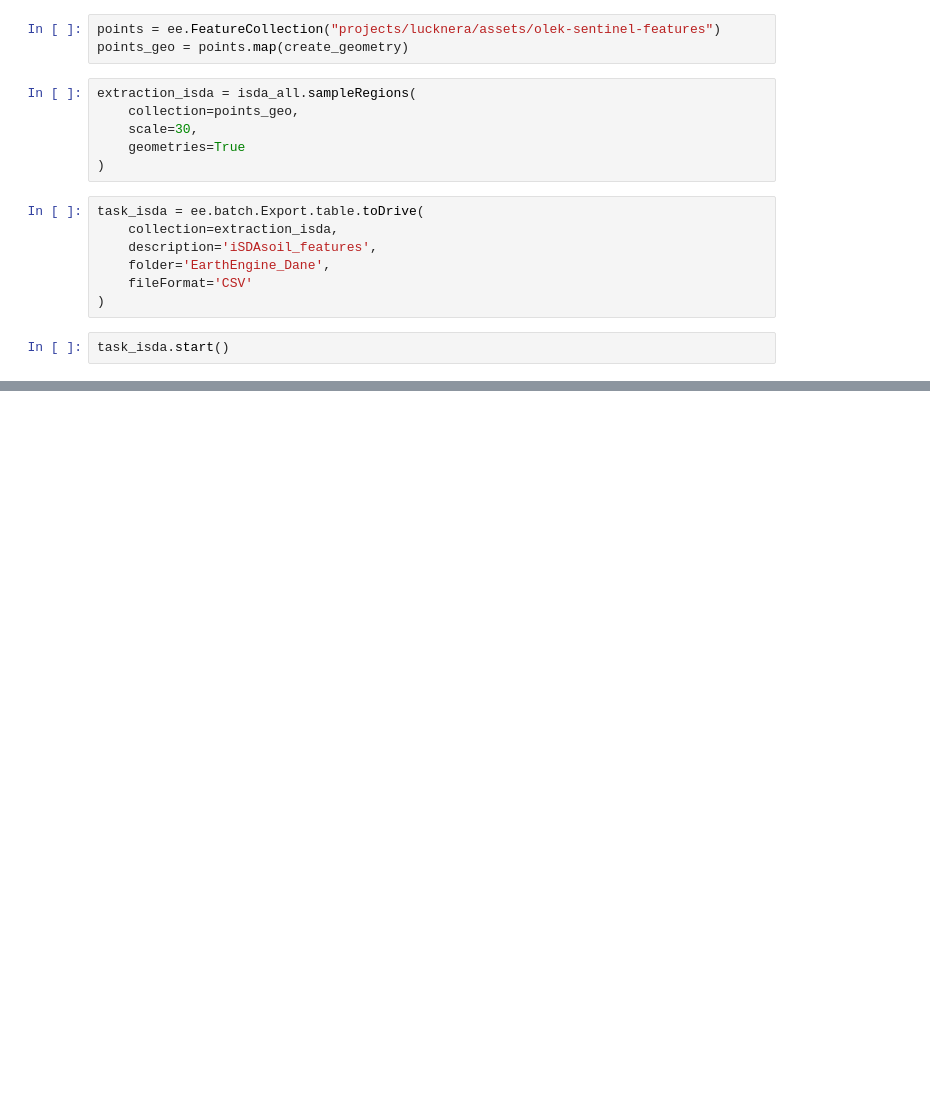
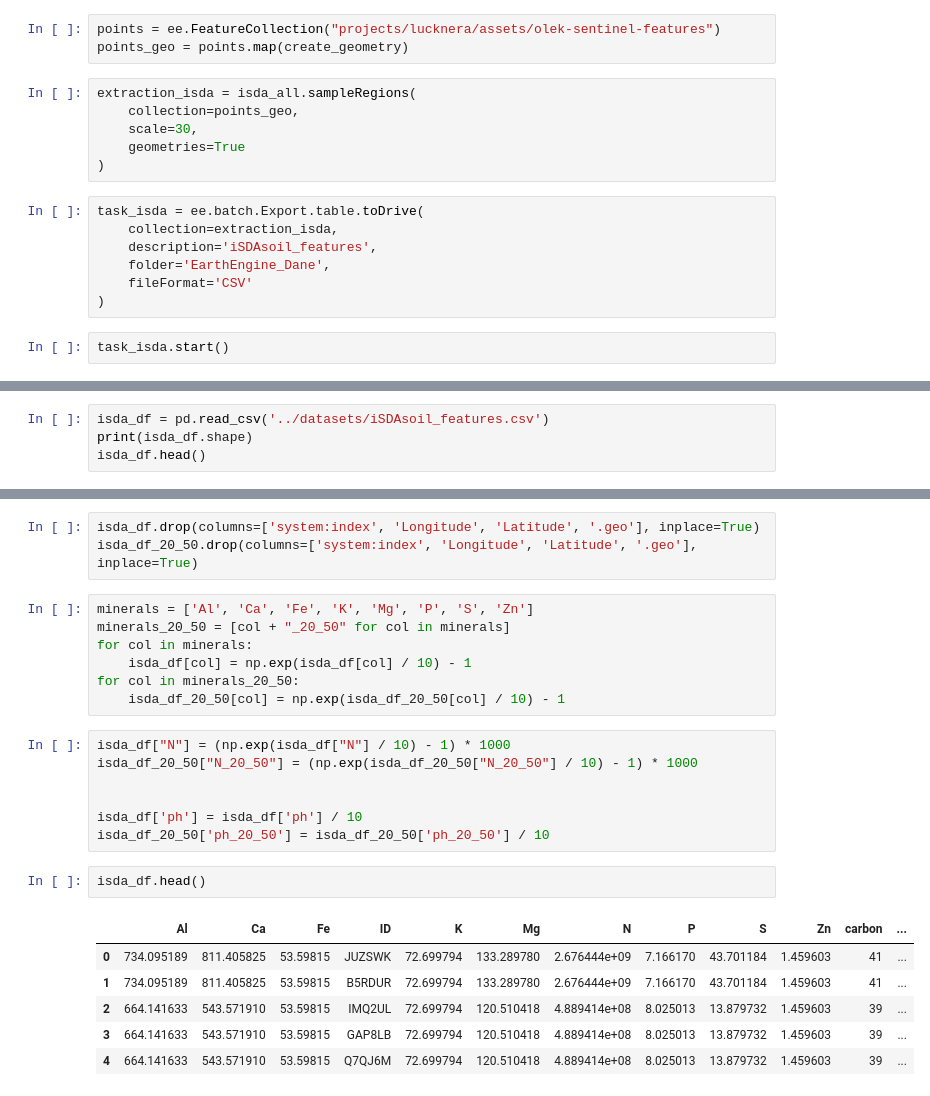
Before and after one commit to lucknera/projekt_interdyscyplinarny, a Jupyter notebook: models/olek-fe.ipynb, the cells around one changed output, grey strips where cells are left out. Saved outputs shown, nothing was run; the diff lists cells and outputs as text; blank space fills up the shorter version.

Commit message:
isda features cont

```diff
--- a/models/olek-fe.ipynb
+++ b/models/olek-fe.ipynb
@@ -1063,0 +1109,4 @@ task_isda.start()
+# %%
+isda_df = pd.read_csv('../datasets/iSDAsoil_features.csv')
+print(isda_df.shape)
+isda_df.head()
@@ -1063,0 +1133,26 @@ task_isda.start()
+# %%
+isda_df.drop(columns=['system:index', 'Longitude', 'Latitude', '.geo'], inplace=True)
+isda_df_20_50.drop(columns=['system:index', 'Longitude', 'Latitude', '.geo'], inplace=True)
+# %%
+minerals = ['Al', 'Ca', 'Fe', 'K', 'Mg', 'P', 'S', 'Zn']
+minerals_20_50 = [col + "_20_50" for col in minerals]
+for col in minerals:
+    isda_df[col] = np.exp(isda_df[col] / 10) - 1
+for col in minerals_20_50:
+    isda_df_20_50[col] = np.exp(isda_df_20_50[col] / 10) - 1
+# %%
+isda_df["N"] = (np.exp(isda_df["N"] / 10) - 1) * 1000
+isda_df_20_50["N_20_50"] = (np.exp(isda_df_20_50["N_20_50"] / 10) - 1) * 1000
+
+
+isda_df['ph'] = isda_df['ph'] / 10
+isda_df_20_50['ph_20_50'] = isda_df_20_50['ph_20_50'] / 10
+# %%
+isda_df.head()
+# %% [output]
+|  | Al | Ca | Fe | ID | K | Mg | N | P | S | Zn | carbon | ... |
+| 0 | 734.095189 | 811.405825 | 53.59815 | JUZSWK | 72.699794 | 133.289780 | 2.676444e+09 | 7.166170 | 43.701184 | 1.459603 | 41 | ... |
+| 1 | 734.095189 | 811.405825 | 53.59815 | B5RDUR | 72.699794 | 133.289780 | 2.676444e+09 | 7.166170 | 43.701184 | 1.459603 | 41 | ... |
+| 2 | 664.141633 | 543.571910 | 53.59815 | IMQ2UL | 72.699794 | 120.510418 | 4.889414e+08 | 8.025013 | 13.879732 | 1.459603 | 39 | ... |
+| 3 | 664.141633 | 543.571910 | 53.59815 | GAP8LB | 72.699794 | 120.510418 | 4.889414e+08 | 8.025013 | 13.879732 | 1.459603 | 39 | ... |
+| 4 | 664.141633 | 543.571910 | 53.59815 | Q7QJ6M | 72.699794 | 120.510418 | 4.889414e+08 | 8.025013 | 13.879732 | 1.459603 | 39 | ... |
```
Also changed, not shown: parts of 8 cells of this notebook, 2 other files.
